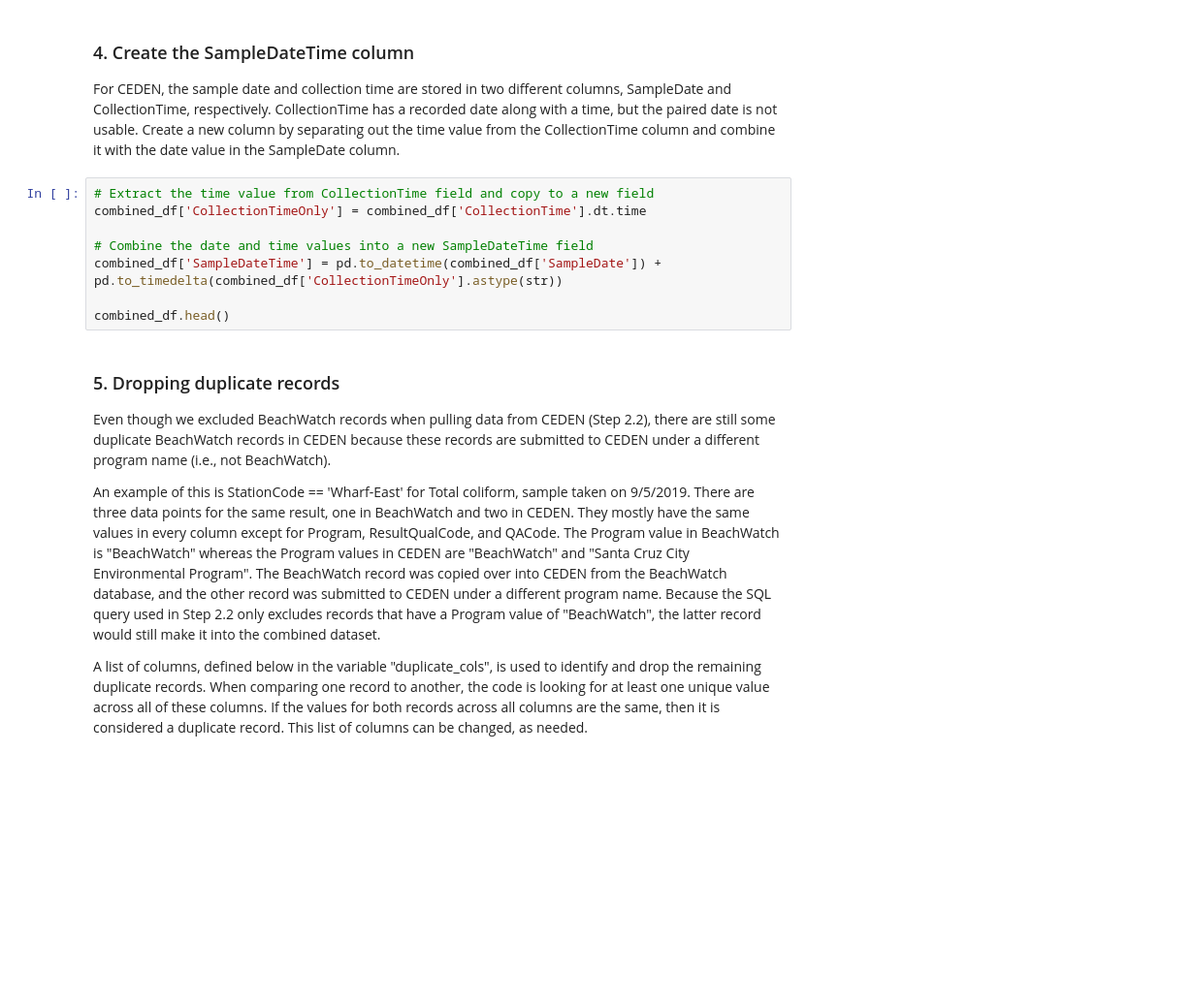
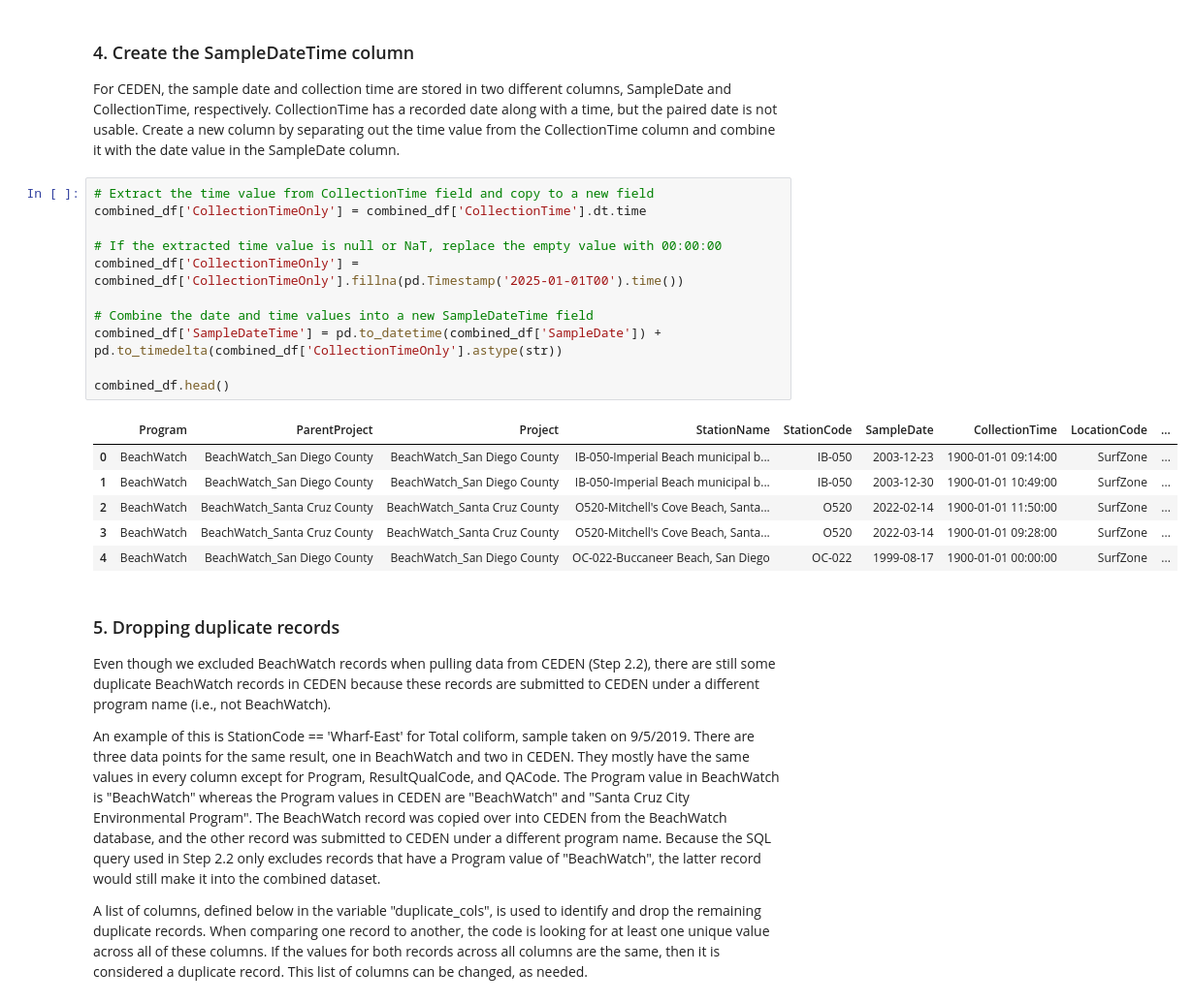
Before and after one commit to mmtang/safe-to-swim-v2-data, a Jupyter notebook: SafeToSwim-v2-data.ipynb, the cells around one changed output. Shown: that part at 97% size. Cells and saved outputs as stored; diff of their text form; blank space fills up the shorter version.

```diff
--- a/SafeToSwim-v2-data.ipynb
+++ b/SafeToSwim-v2-data.ipynb
@@ -110,11 +196,21 @@ For CEDEN, the sample date and collection time are stored in two different colum
 # %%
 # Extract the time value from CollectionTime field and copy to a new field
 combined_df['CollectionTimeOnly'] = combined_df['CollectionTime'].dt.time
+
+# If the extracted time value is null or NaT, replace the empty value with 00:00:00
+combined_df['CollectionTimeOnly'] = combined_df['CollectionTimeOnly'].fillna(pd.Timestamp('2025-01-01T00').time())
 
 # Combine the date and time values into a new SampleDateTime field
 combined_df['SampleDateTime'] = pd.to_datetime(combined_df['SampleDate']) + pd.to_timedelta(combined_df['CollectionTimeOnly'].astype(str))
 
 combined_df.head()
+# %% [output]
+|  | Program | ParentProject | Project | StationName | StationCode | SampleDate | CollectionTime | LocationCode | ... |
+| 0 | BeachWatch | BeachWatch_San Diego County | BeachWatch_San Diego County | IB-050-Imperial Beach municipal b... | IB-050 | 2003-12-23 | 1900-01-01 09:14:00 | SurfZone | ... |
+| 1 | BeachWatch | BeachWatch_San Diego County | BeachWatch_San Diego County | IB-050-Imperial Beach municipal b... | IB-050 | 2003-12-30 | 1900-01-01 10:49:00 | SurfZone | ... |
+| 2 | BeachWatch | BeachWatch_Santa Cruz County | BeachWatch_Santa Cruz County | O520-Mitchell's Cove Beach, Santa... | O520 | 2022-02-14 | 1900-01-01 11:50:00 | SurfZone | ... |
+| 3 | BeachWatch | BeachWatch_Santa Cruz County | BeachWatch_Santa Cruz County | O520-Mitchell's Cove Beach, Santa... | O520 | 2022-03-14 | 1900-01-01 09:28:00 | SurfZone | ... |
+| 4 | BeachWatch | BeachWatch_San Diego County | BeachWatch_San Diego County | OC-022-Buccaneer Beach, San Diego | OC-022 | 1999-08-17 | 1900-01-01 00:00:00 | SurfZone | ... |
 # %% [markdown]
 ### 5. Dropping duplicate records
 Even though we excluded BeachWatch records when pulling data from CEDEN (Step 2.2), there are still some duplicate BeachWatch records in CEDEN because these records are submitted to CEDEN under a different program name (i.e., not BeachWatch).
```
Also changed, not shown: parts of 36 cells of this notebook, 1 other file.
